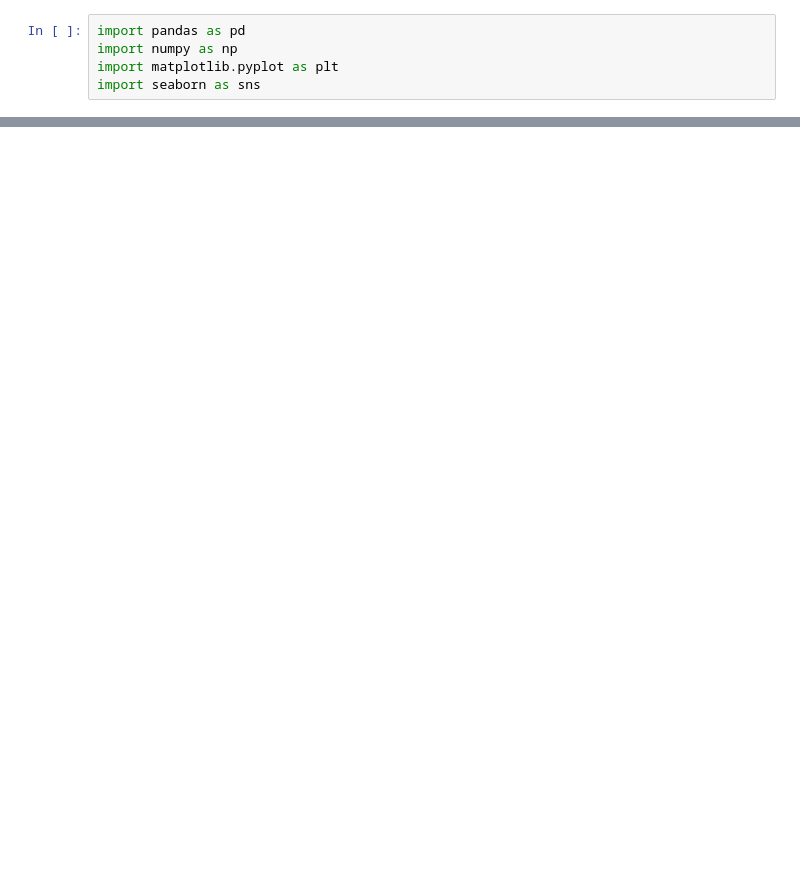
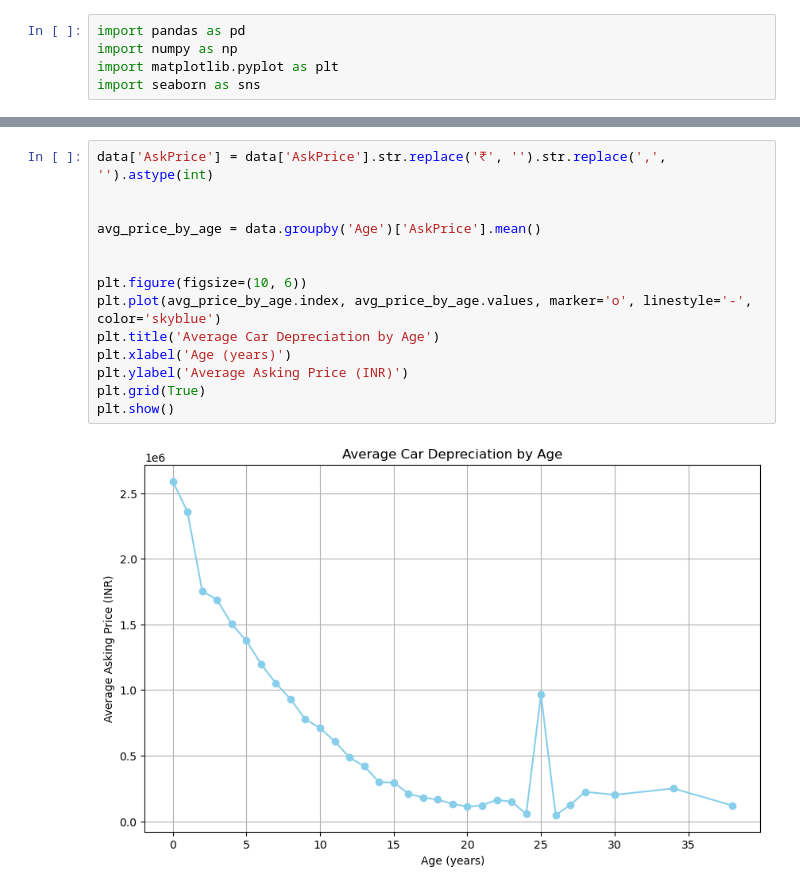
Before and after one commit to Fredrick2503/Data_analysis_using_python, a Jupyter notebook: Untitled2.ipynb, the cells around one changed output, grey strips where cells are left out. Cells and saved outputs as stored; diff of their text form; blank space fills up the shorter version.

```diff
--- a/Untitled2.ipynb
+++ b/Untitled2.ipynb
@@ -101,0 +37,16 @@ len(data.model)
+# %%
+data['AskPrice'] = data['AskPrice'].str.replace('₹', '').str.replace(',', '').astype(int)
+
+
+avg_price_by_age = data.groupby('Age')['AskPrice'].mean()
+
+
+plt.figure(figsize=(10, 6))
+plt.plot(avg_price_by_age.index, avg_price_by_age.values, marker='o', linestyle='-', color='skyblue')
+plt.title('Average Car Depreciation by Age')
+plt.xlabel('Age (years)')
+plt.ylabel('Average Asking Price (INR)')
+plt.grid(True)
+plt.show()
+# %% [output]
+[figure, added]
```
Also changed, not shown: parts of 15 cells of this notebook.
